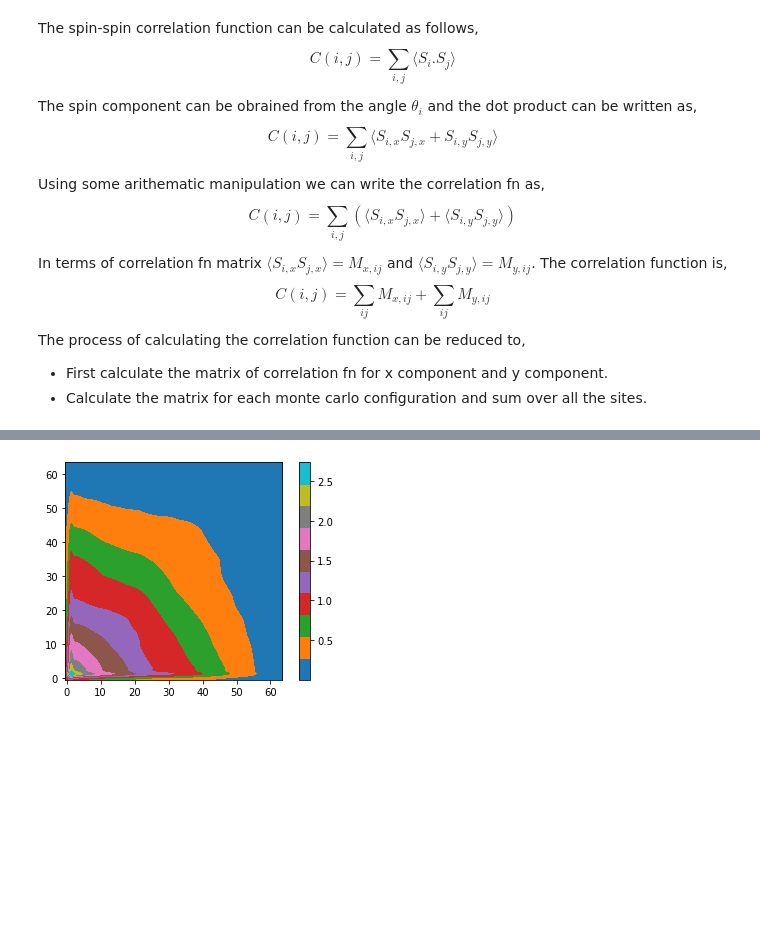
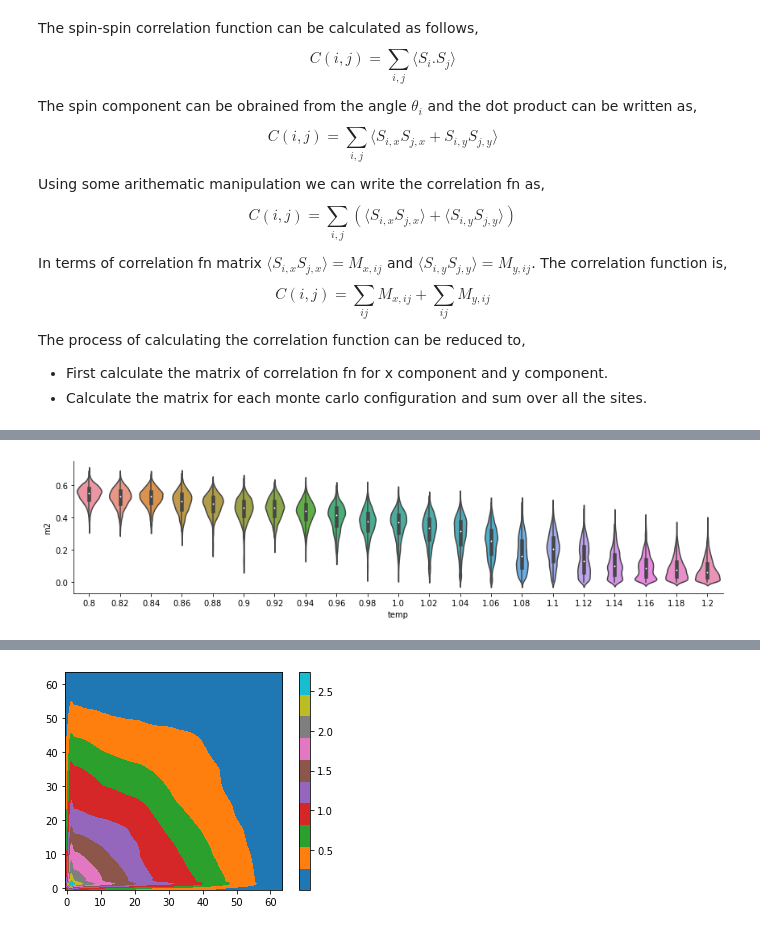
Before and after one commit to Shashi1a/xymodel, a Jupyter notebook: eqobservables.ipynb, the cells around one changed output, grey strips where cells are left out. Cells and saved outputs as stored; diff of their text form; code cells hidden in the pictures; blank space fills up the shorter version.

```diff
--- a/eqobservables.ipynb
+++ b/eqobservables.ipynb
@@ -207,2 +271,7 @@ cmt = obse.averagedcf()
+# %%
+sns.catplot(x='temp',y='m2',data=mc_data,kind='violin',height=3,aspect=4)
+plt.show()
+# %% [output]
+[figure, added]
 # %%
 val_dict = {}
```
Also changed, not shown: parts of 9 cells of this notebook.
